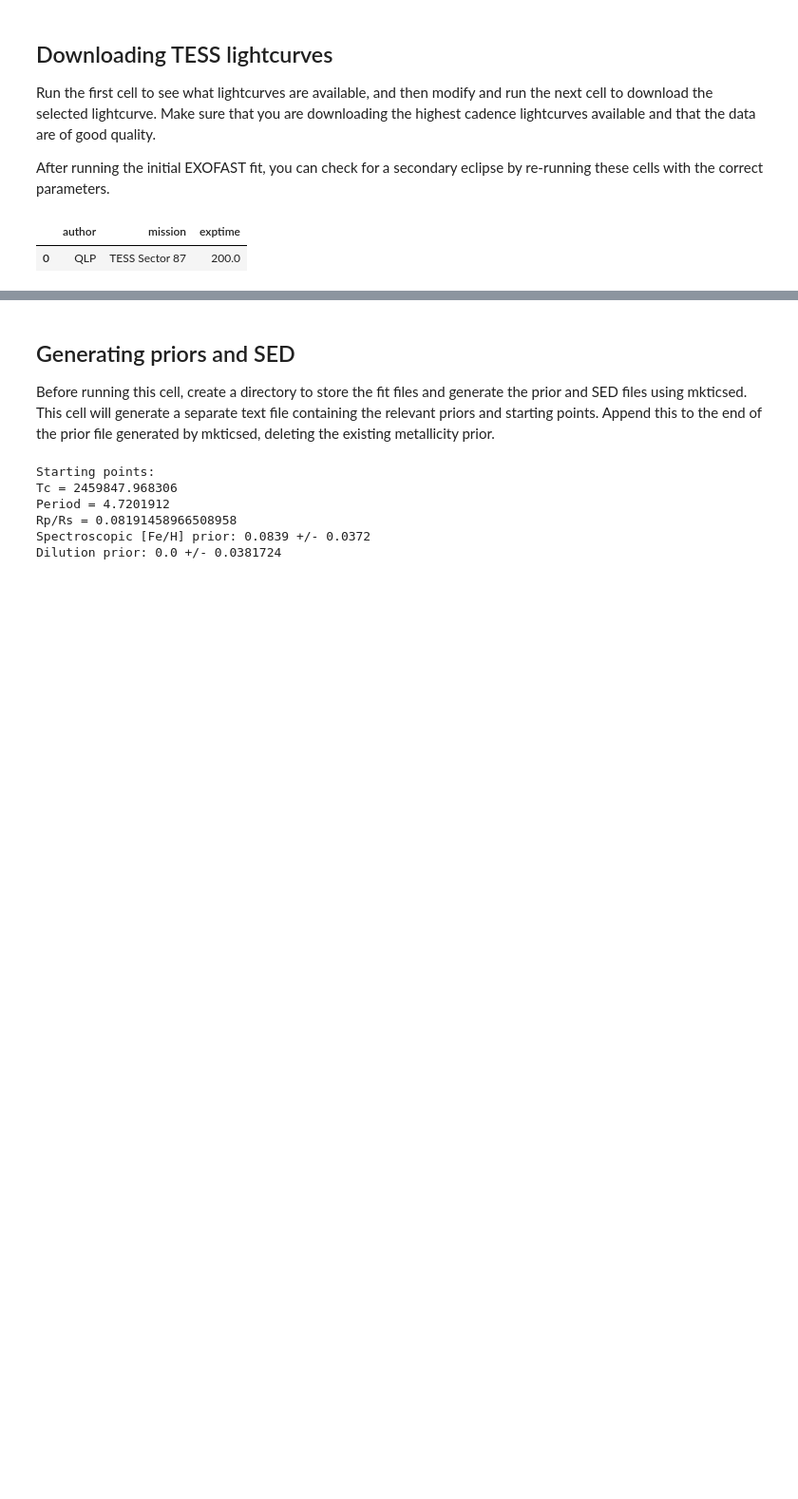
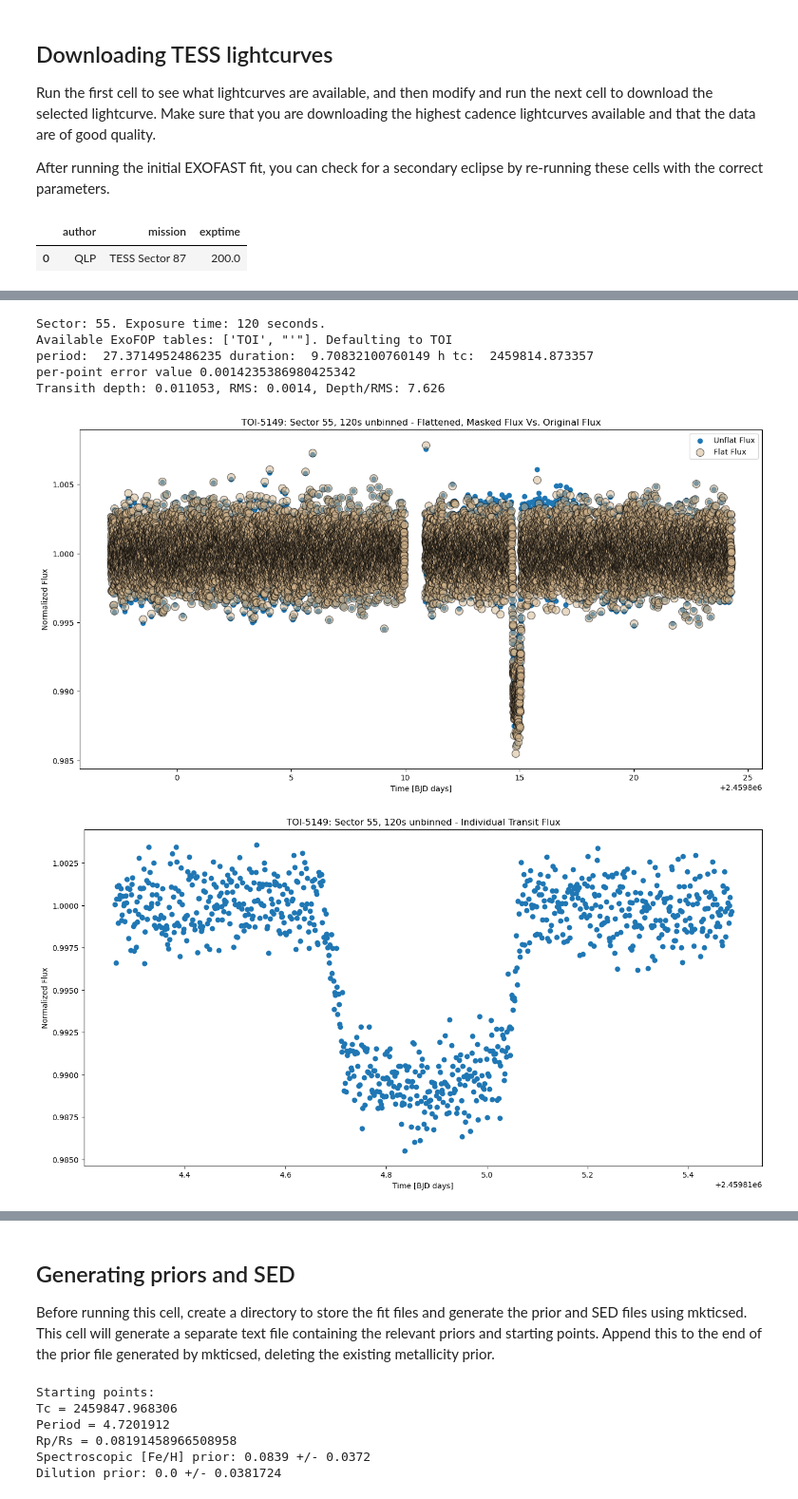
Before and after one commit to jackschulte/exofast_tools, a Jupyter notebook: scripts/setup_fit.ipynb, the cells around one changed output, grey strips where cells are left out. Shown at 95% size. Saved outputs shown, nothing was run; the diff lists cells and outputs as text; code cells hidden in the pictures; blank space fills up the shorter version.

```diff
--- a/scripts/setup_fit.ipynb
+++ b/scripts/setup_fit.ipynb
@@ -83,0 +85,11 @@ Transith depth: 0.016974, RMS: 0.0032, Depth/RMS: 5.376
+# %%
+create_light_curve('TIC 286094277', 'SPOC', sector=55, multisector=False, exposure=120, auto=True, targetname='TOI-5149', published=False,
+                   keep_secondary_eclipse=True, t14s=0.355, e=0.3229, w=-12.0, save=False, qualityFlag=False)
+# %% [output]
+Sector: 55. Exposure time: 120 seconds.
+Available ExoFOP tables: ['TOI', "'"]. Defaulting to TOI
+period:  27.3714952486235 duration:  9.70832100760149 h tc:  2459814.873357
+per-point error value 0.0014235386980425342
+Transith depth: 0.011053, RMS: 0.0014, Depth/RMS: 7.626
+[figure, added]
+[figure, added]
```
Also changed, not shown: parts of 3 cells of this notebook, 1 other file.
